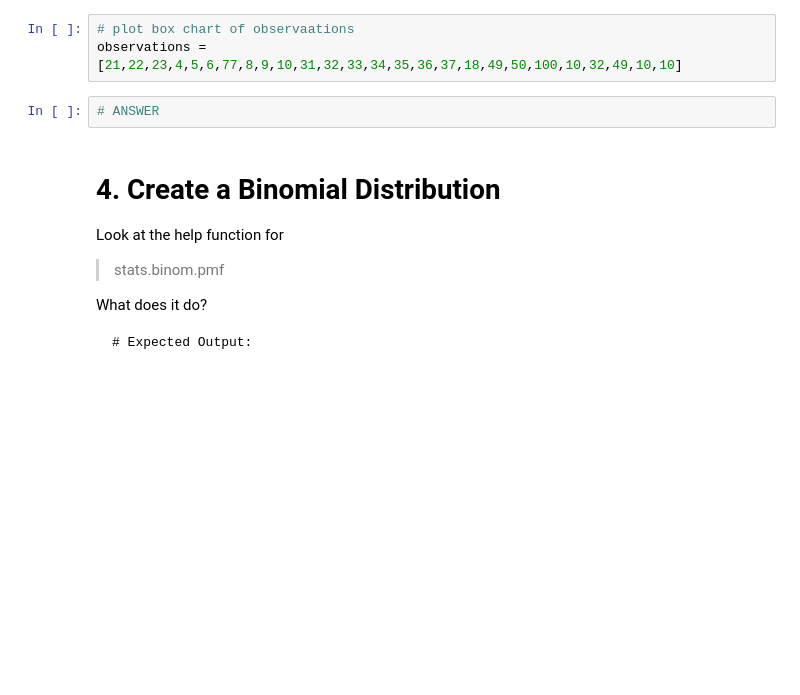
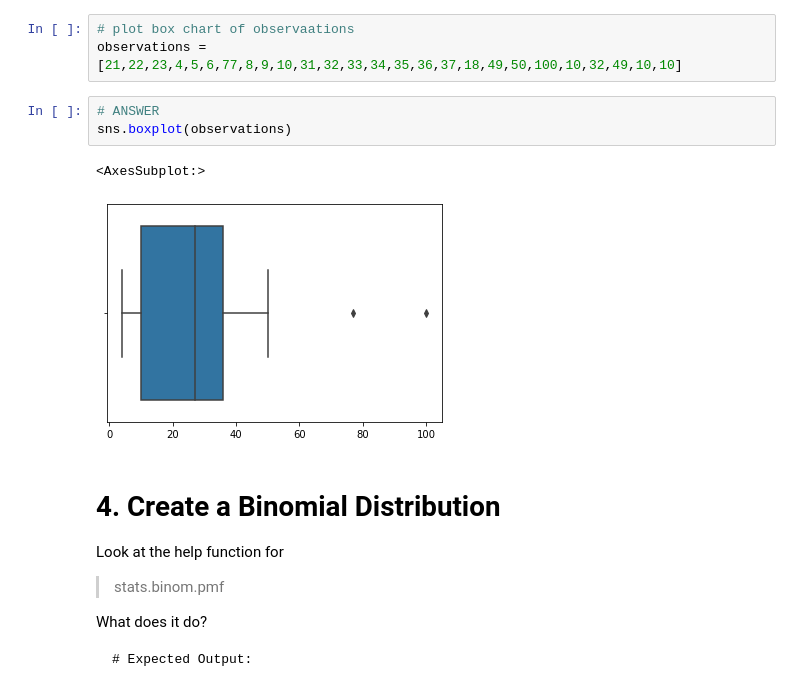
Before and after one commit to reediredale/institute-of-data, a Jupyter notebook: Lab 1.1.4 Statistics - part 2 Lab.ipynb, the cells around one changed output. Cells and saved outputs as stored; diff of their text form; blank space fills up the shorter version.

```diff
--- a/Lab 1.1.4 Statistics - part 2 Lab.ipynb
+++ b/Lab 1.1.4 Statistics - part 2 Lab.ipynb
@@ -64,6 +83,10 @@ observations = [21,22,23,4,5,6,77,8,9,10,31,32,33,34,35,36,37,18,49,50,100,10,32
 observations = [21,22,23,4,5,6,77,8,9,10,31,32,33,34,35,36,37,18,49,50,100,10,32,49,10,10]
 # %%
 # ANSWER
+sns.boxplot(observations)
+# %% [output]
+<AxesSubplot:>
+[figure, added]
 # %% [markdown]
 # 4. Create a Binomial Distribution
 
```
Also changed, not shown: parts of 8 cells of this notebook, 3 other files.
